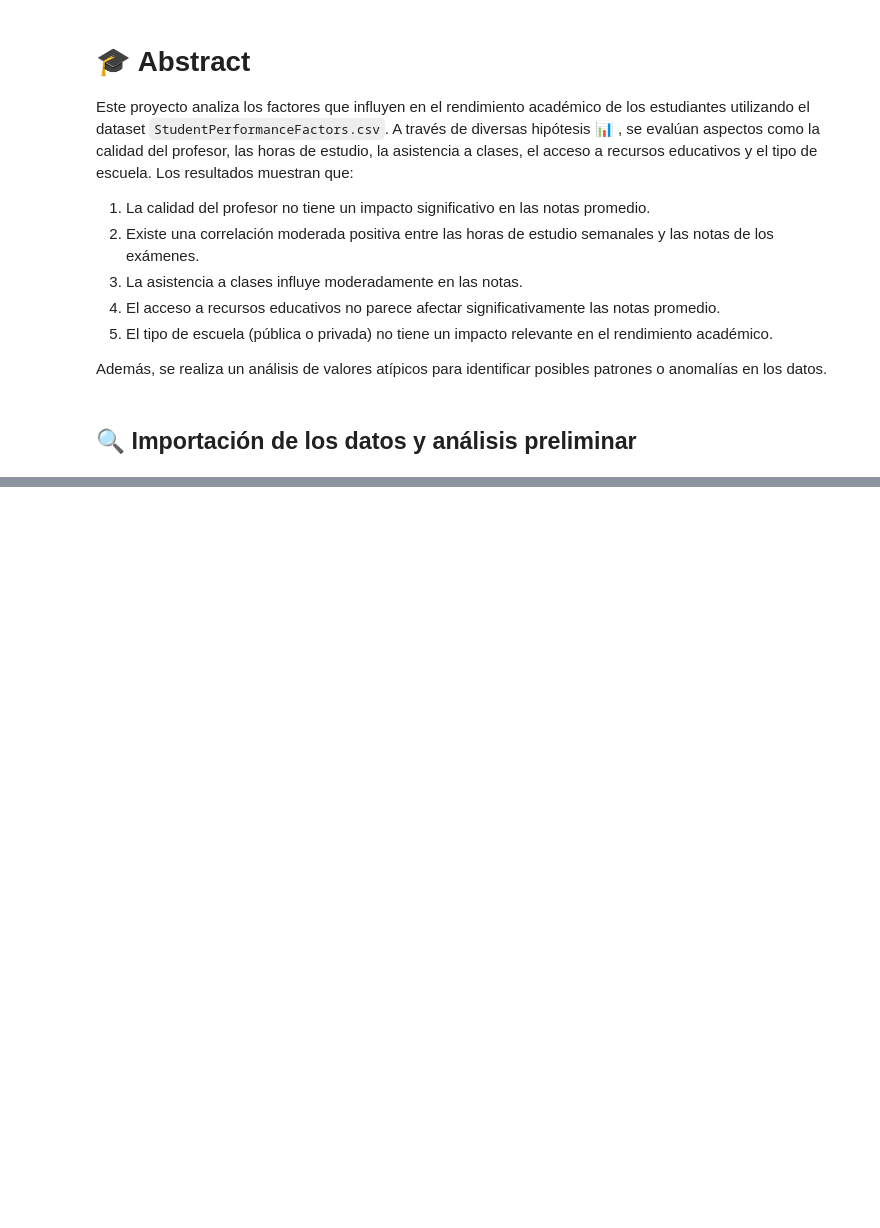
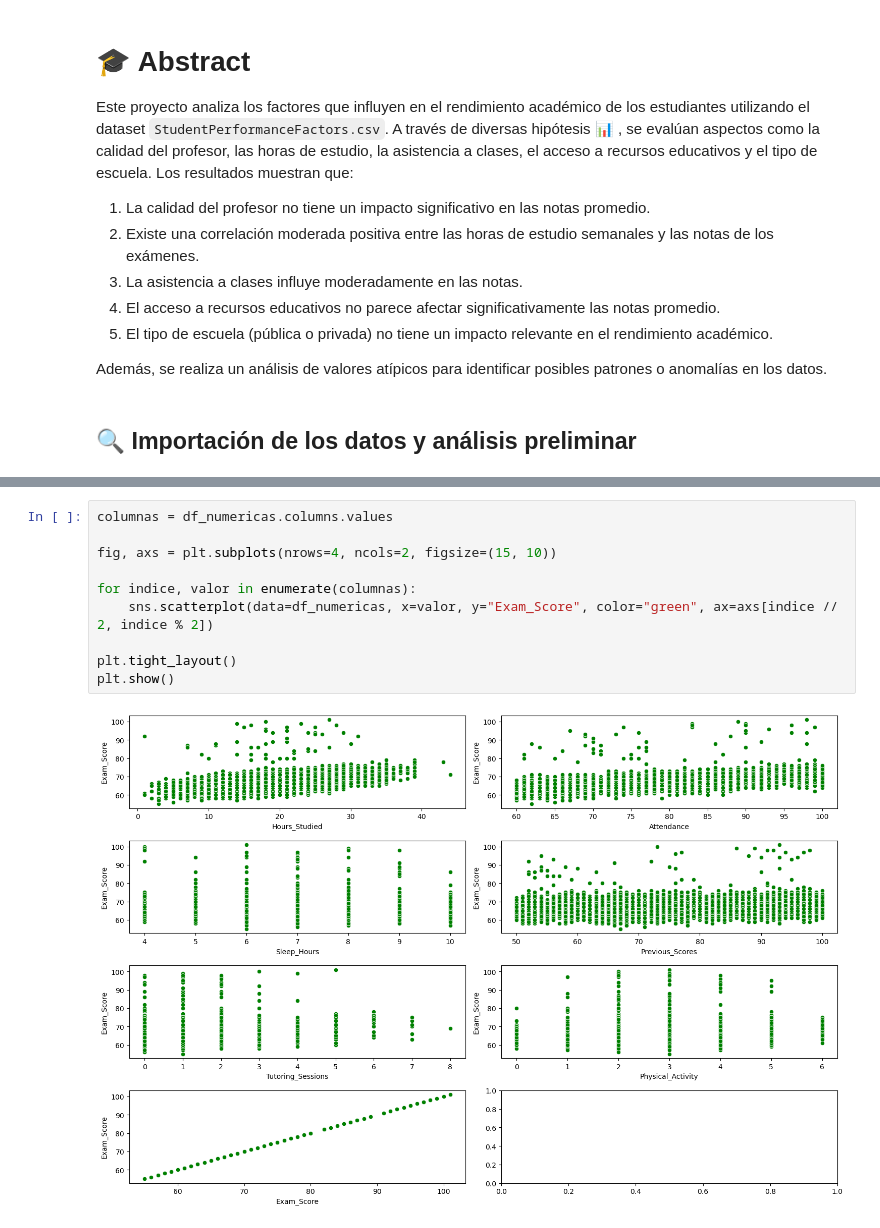
Before and after one commit to LuqGon/student_performance, a Jupyter notebook: student_performance_factors.ipynb, the cells around one changed output, grey strips where cells are left out. Drawn from its saved outputs; the diff is of its cells as text; blank space fills up the shorter version.

```diff
--- a/student_performance_factors.ipynb
+++ b/student_performance_factors.ipynb
@@ -314,0 +78,12 @@ Cantidad de outliers superiores: 76
+# %%
+columnas = df_numericas.columns.values
+
+fig, axs = plt.subplots(nrows=4, ncols=2, figsize=(15, 10))
+
+for indice, valor in enumerate(columnas):
+    sns.scatterplot(data=df_numericas, x=valor, y="Exam_Score", color="green", ax=axs[indice // 2, indice % 2])
+
+plt.tight_layout()
+plt.show()
+# %% [output]
+[figure, added]
```
Also changed, not shown: parts of 63 cells of this notebook.
